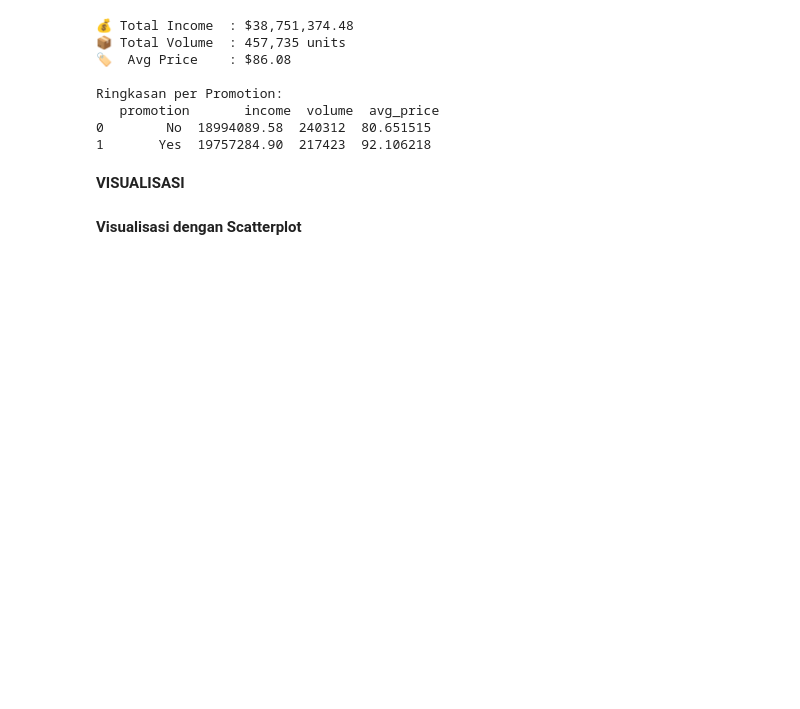
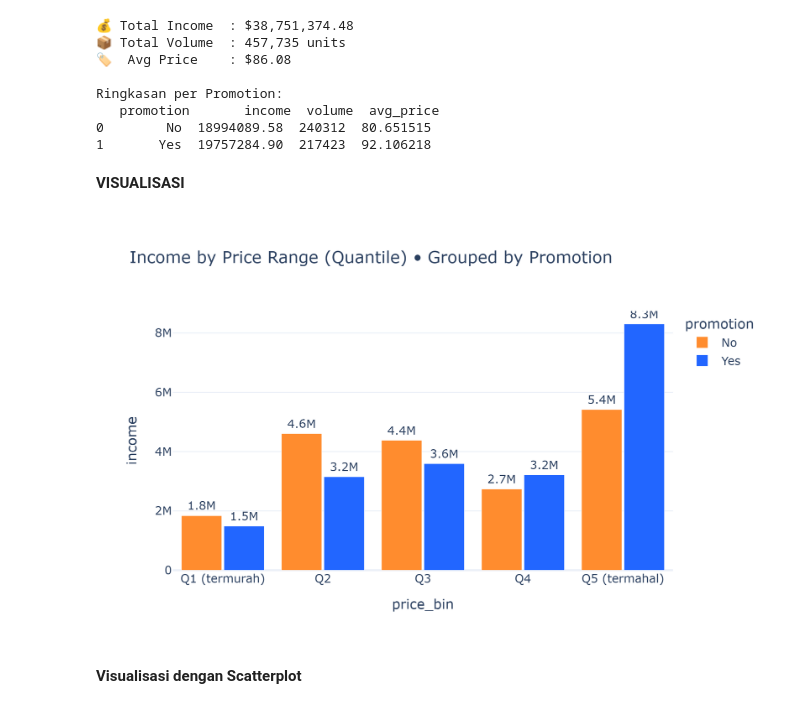
Before and after one commit to yusi04/zara-sales-analysis, a Jupyter notebook: notebook/Zara_Sales_Analysis.ipynb, the cells around one changed output. Cells and saved outputs as stored; diff of their text form; code cells hidden in the pictures; blank space fills up the shorter version.

```diff
--- a/notebook/Zara_Sales_Analysis.ipynb
+++ b/notebook/Zara_Sales_Analysis.ipynb
@@ -316,33 +317,36 @@ fig_bins = px.bar(
     y="income",
     color="promotion",
     barmode="group",
     color_discrete_map={"Yes": "#2266FF", "No": "#FF8C2E"},
     text="income",
     hover_data={
         "avg_price": ":.2f",
         "volume": ":,",
         "income": ":.3s"
     },
     title="Income by Price Range (Quantile) • Grouped by Promotion"
 )
 
 fig_bins.update_traces(
     texttemplate="%{text:.2s}",
     textposition="outside"
 )
 
 fig_bins.update_layout(
     template="plotly_white",
     bargap=0.15,
     bargroupgap=0.05,
     width=700,
     height=450
 )
 
 fig_bins.show()
 
 # export PNG
 fig_bins.write_image("images/income_price_bins.png", scale=3)
+Image(filename="images/income_price_bins.png")
+# %% [output]
+[figure, added]
 # %% [markdown]
 **Visualisasi dengan Scatterplot**
 # %%
```
Also changed, not shown: parts of 1 cell of this notebook.
